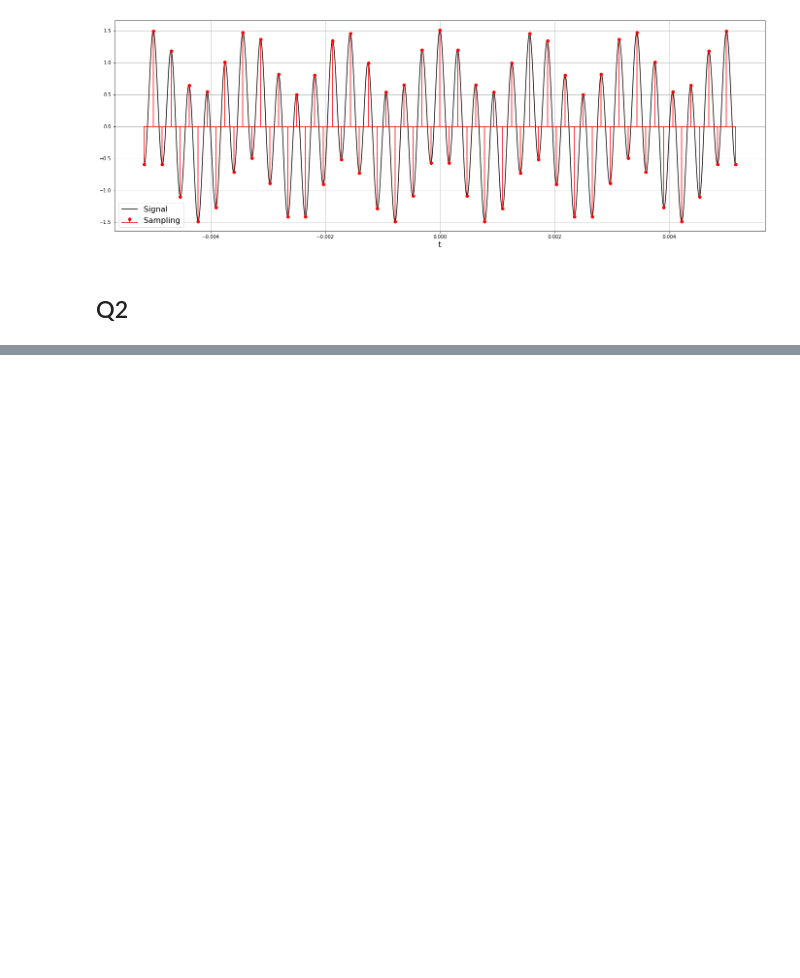
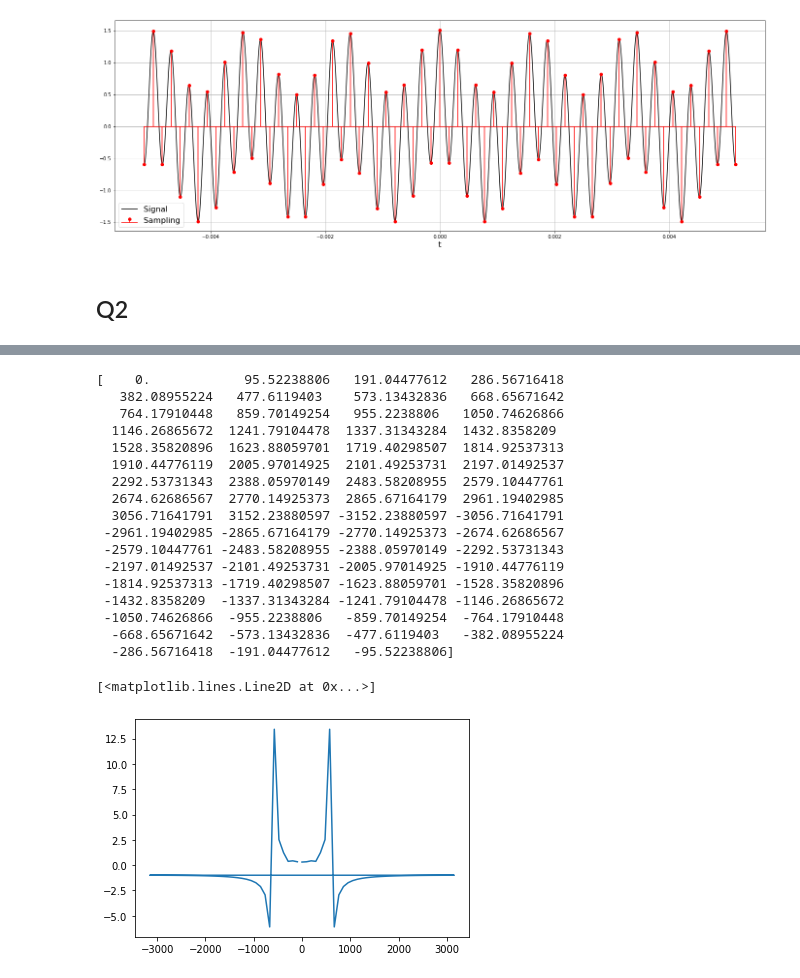
Before and after one commit to CaioRodrigues200/Signal_Processing, a Jupyter notebook: Av1PDS.ipynb, the cells around one changed output, grey strips where cells are left out. Saved outputs shown, nothing was run; the diff lists cells and outputs as text; code cells hidden in the pictures; blank space fills up the shorter version.

```diff
--- a/Av1PDS.ipynb
+++ b/Av1PDS.ipynb
@@ -85,0 +185,25 @@ ax[2].plot(t3,x3)
+# %%
+X = np.fft.fft(x1)
+Xf = np.fft.fftfreq(np.size(x1),1/Fs)
+print(Xf)
+plt.plot(Xf,X)
+# %% [output]
+[    0.            95.52238806   191.04477612   286.56716418
+   382.08955224   477.6119403    573.13432836   668.65671642
+   764.17910448   859.70149254   955.2238806   1050.74626866
+  1146.26865672  1241.79104478  1337.31343284  1432.8358209
+  1528.35820896  1623.88059701  1719.40298507  1814.92537313
+  1910.44776119  2005.97014925  2101.49253731  2197.01492537
+  2292.53731343  2388.05970149  2483.58208955  2579.10447761
+  2674.62686567  2770.14925373  2865.67164179  2961.19402985
+  3056.71641791  3152.23880597 -3152.23880597 -3056.71641791
+ -2961.19402985 -2865.67164179 -2770.14925373 -2674.62686567
+ -2579.10447761 -2483.58208955 -2388.05970149 -2292.53731343
+ -2197.01492537 -2101.49253731 -2005.97014925 -1910.44776119
+ -1814.92537313 -1719.40298507 -1623.88059701 -1528.35820896
+ -1432.8358209  -1337.31343284 -1241.79104478 -1146.26865672
+ -1050.74626866  -955.2238806   -859.70149254  -764.17910448
+  -668.65671642  -573.13432836  -477.6119403   -382.08955224
+  -286.56716418  -191.04477612   -95.52238806]
+[<matplotlib.lines.Line2D at 0x...>]
+[figure, added]
```
Also changed, not shown: parts of 9 cells of this notebook.
